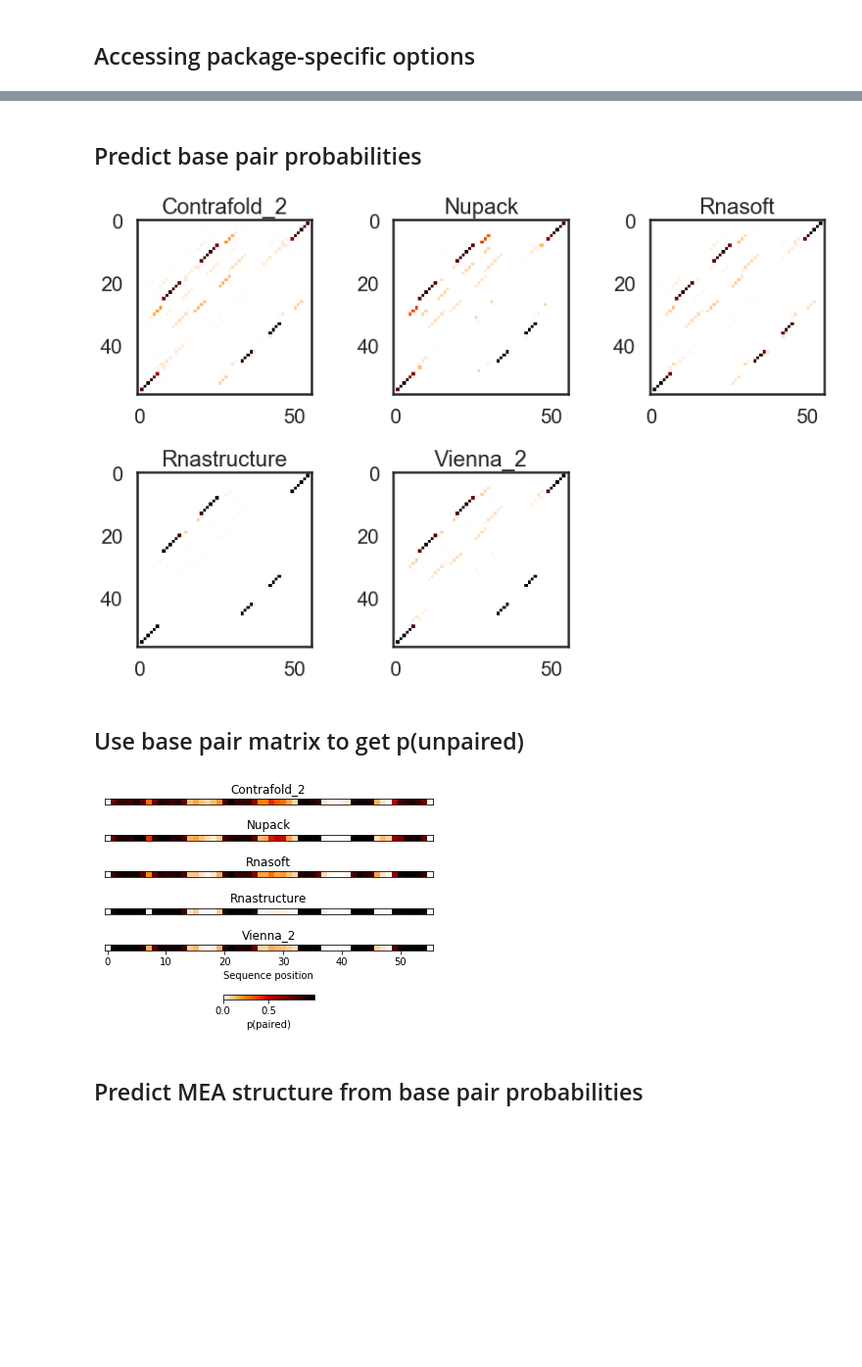
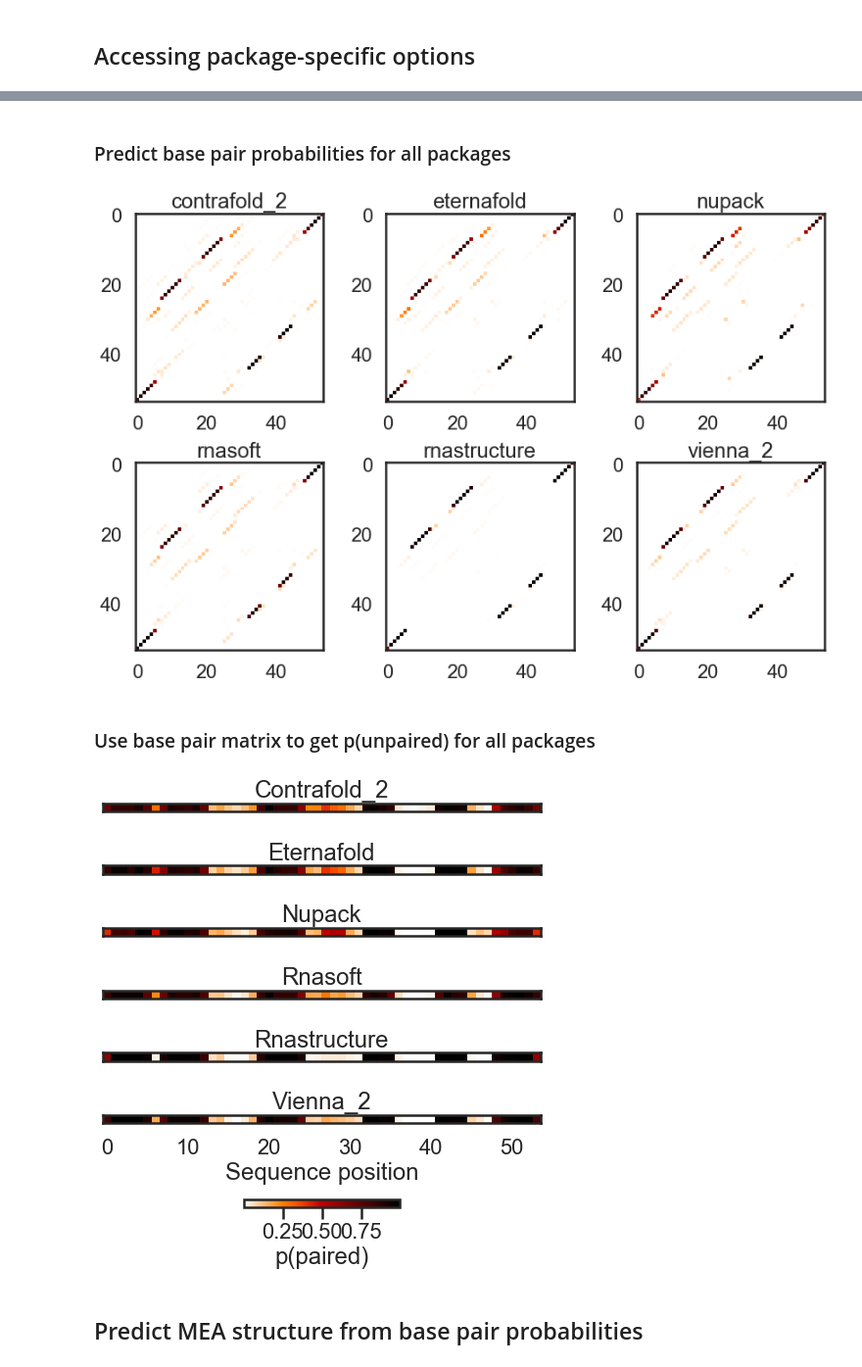
Before and after one commit to DasLab/arnie, a Jupyter notebook: notebooks/start_here.ipynb, the cells around one changed output, grey strips where cells are left out. Shown at 98% size. Drawn from its saved outputs; the diff is of its cells as text; code cells hidden in the pictures; blank space fills up the shorter version.

```diff
--- a/notebooks/start_here.ipynb
+++ b/notebooks/start_here.ipynb
@@ -21,0 +22,2 @@ Populating the interactive namespace from numpy and matplotlib
+# %%
+sequence = "CGCUGUCUGUACUUGUAUCAGUACACUGACGAGUCCCUAAAGGACGAAACAGCG"
@@ -21,0 +40,3 @@ Populating the interactive namespace from numpy and matplotlib
+# %%
+bp_matrix = bpps(sequence)
+plt.imshow(bp_matrix, origin='lower left', cmap='gist_heat_r')
@@ -69,7 +116,7 @@ vienna_2 2.94E+12
 # Compute constrained Z, example here is of HHR ribozyme closing stem.
 # Note not all packages can do this -- RNASoft will throw an error.
 
-constr = '.((((((..........................................)))))).'
+constr = '((((((..........................................))))))'
 
 # Compute Z:
 print('Package\tconstr_Z\tZ\tp(motif)')
@@ -129,5 +179,5 @@ Vienna: -16.91
 # %% [markdown]
-## Predict base pair probabilities
+### Predict base pair probabilities for all packages
 # %%
 figure(figsize=(12,8))
 
@@ -136,38 +186,41 @@ for i,pkg in enumerate(sorted(avail_packages)):
     subplot(2,3,i+1)
     axis(linewidth=0.5)
     imshow(bp_matrix,cmap='gist_heat_r')
-    title(pkg.title())
+    title(pkg)
 
 tight_layout()
 savefig('../assets/example_base_pair_matrices.png',dpi=150, bbox_inches='tight')
 # %% [output]
-[figure, old version]
+[figure, new version]
 # %% [markdown]
-## Use base pair matrix to get p(unpaired)
+### Use base pair matrix to get p(unpaired) for all packages
 # %%
+figure(figsize=(8,8))
+
 for i,pkg in enumerate(sorted(avail_packages)):
     bp_matrix = bpps(sequence, package=pkg)
 
     # We sum all values over one axis to get total base pairing probability per nucleotide.
 
     p_net_base_pairing = np.sum(bp_matrix, axis=0)
 
     # to get total probability unpaired, we would take 1 - p_net_base_pairing.
-    subplot(6,1,i+1)
+    subplot(7,1,i+1)
 
     imshow(p_net_base_pairing.reshape(1,-1),cmap='gist_heat_r')
     yticks([])
     title(pkg.title())
-    if i==4:
+    if i==5:
         xlabel('Sequence position')
     else:
         xticks([])
-subplot(6,1,6)
+
+subplot(7,1,7)
 axis('off')
 colorbar(orientation='horizontal', label='p(paired)')
 savefig('../assets/example_avg_bp_per_nucleotide.png',dpi=150, bbox_inches='tight')
 # %% [output]
-[figure, old version]
+[figure, new version]
 # %% [markdown]
 ## Predict MEA structure from base pair probabilities
 # %%
```
Also changed, not shown: parts of 22 cells of this notebook, 11 other files.
